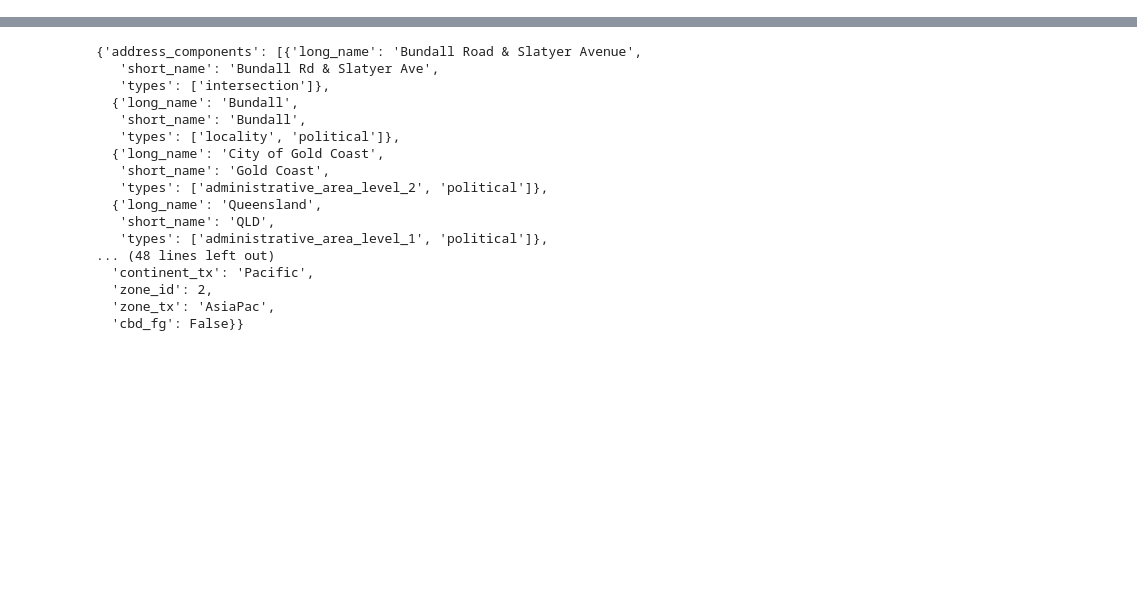
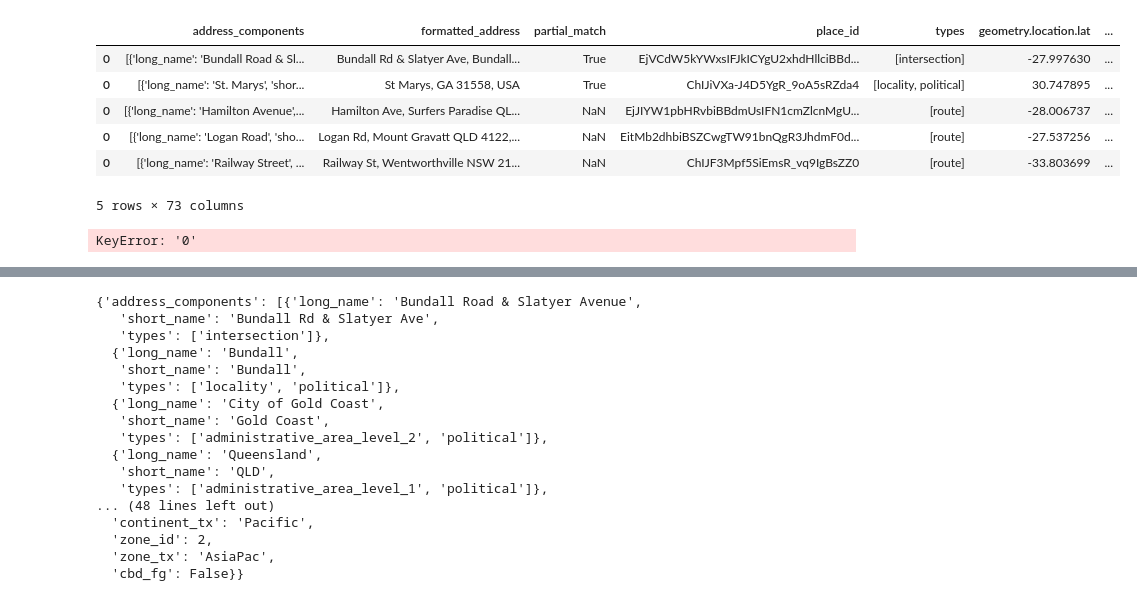
Before and after one commit to haroonaamash/geocoding, a Jupyter notebook: geocoding_json (1).ipynb, the cells around one changed output, grey strips where cells are left out. Saved outputs shown, nothing was run; the diff lists cells and outputs as text; code cells hidden in the pictures; blank space fills up the shorter version.

```diff
--- a/geocoding_json (1).ipynb
+++ b/geocoding_json (1).ipynb
@@ -34,16 +53,16 @@ dict
 # %%
-# rows list initialization
-rows = []
+# # rows list initialization
+# rows = []
 
-# appending rows
-for data in list:
-    data_row = df['response']
+# # appending rows
+# for data in list:
+#     data_row = df['response']
 
-    for row in data_row:
-        row['Name']= json.loads(data_row)
-        rows.append(row)
+#     for row in data_row:
+#         row['Name']= json.loads(data_row)
+#         rows.append(row)
 
-# using data frame
-df = pd.DataFrame(rows)
+# # using data frame
+# df = pd.DataFrame(rows)
 
-# print(df)
+# # print(df)
@@ -51,0 +69,4 @@ TypeError: 'type' object is not iterable
+# %%
+df_head = df.head()
+# %%
+df_head['response_json'] = df_head['response'].apply(json.loads)
@@ -51,0 +118,20 @@ TypeError: 'type' object is not iterable
+# %%
+def create_output_df():
+    df_dict = df_head.response_json.to_dict()
+    list_of_results = []
+    for col in df_dict:
+        new_df = pd.json_normalize(df_dict[col])
+        list_of_results.append(new_df)
+    final_df = pd.concat(list_of_results)
+    return final_df
+# %%
+newDF = create_output_df()
+newDF.head()
+# %% [output]
+|  | address_components | formatted_address | partial_match | place_id | types | geometry.location.lat | ... |
+| 0 | [{'long_name': 'Bundall Road & Sl... | Bundall Rd & Slatyer Ave, Bundall... | True | EjVCdW5kYWxsIFJkICYgU2xhdHllciBBd... | [intersection] | -27.997630 | ... |
+| 0 | [{'long_name': 'St. Marys', 'shor... | St Marys, GA 31558, USA | True | ChIJiVXa-J4D5YgR_9oA5sRZda4 | [locality, political] | 30.747895 | ... |
+| 0 | [{'long_name': 'Hamilton Avenue',... | Hamilton Ave, Surfers Paradise QL... | NaN | EjJIYW1pbHRvbiBBdmUsIFN1cmZlcnMgU... | [route] | -28.006737 | ... |
+| 0 | [{'long_name': 'Logan Road', 'sho... | Logan Rd, Mount Gravatt QLD 4122,... | NaN | EitMb2dhbiBSZCwgTW91bnQgR3JhdmF0d... | [route] | -27.537256 | ... |
+| 0 | [{'long_name': 'Railway Street', ... | Railway St, Wentworthville NSW 21... | NaN | ChIJF3Mpf5SiEmsR_vq9IgBsZZ0 | [route] | -33.803699 | ... |
+5 rows × 73 columns
@@ -52,2 +142,6 @@ TypeError: 'type' object is not iterable
+# %%
+pd.json_normalize(s2)
+# %% [output]
+KeyError: '0'
 # %%
 final = pd.DataFrame.from_dict(pd.json_normalize(df1['response']) ,orient='columns')
```
Also changed, not shown: parts of 20 cells of this notebook, 1 other file.
